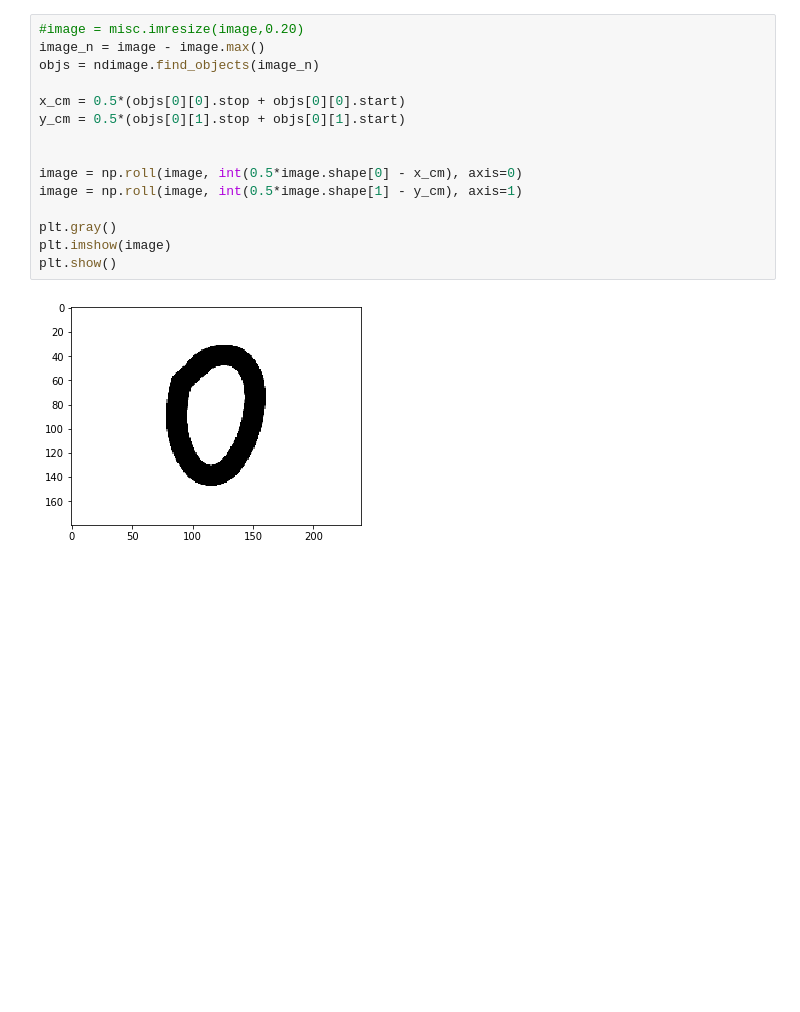
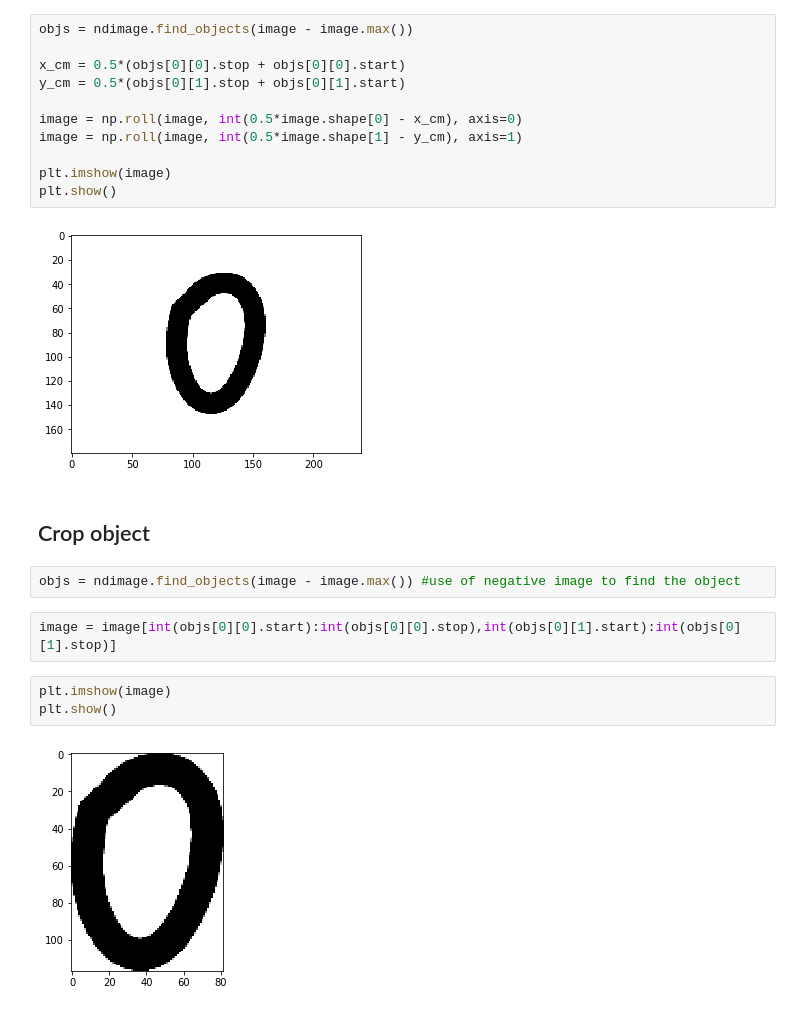
Before and after one commit to antosavo/Project-Examples, a Jupyter notebook: Data_Preprocessing/Image_Processing/Image_Processing.ipynb, the cells around one changed output. Cells and saved outputs as stored; diff of their text form; blank space fills up the shorter version.

```diff
--- a/Data_Preprocessing/Image_Processing/Image_Processing.ipynb
+++ b/Data_Preprocessing/Image_Processing/Image_Processing.ipynb
@@ -89,20 +89,27 @@ np.roll(xs, 2) #np.roll(a, shift, axis=None)
 # %% [output]
 array([8, 9, 0, 1, 2, 3, 4, 5, 6, 7])
 # %%
-#image = misc.imresize(image,0.20)
-image_n = image - image.max()
-objs = ndimage.find_objects(image_n)
+objs = ndimage.find_objects(image - image.max())
 
 x_cm = 0.5*(objs[0][0].stop + objs[0][0].start)
 y_cm = 0.5*(objs[0][1].stop + objs[0][1].start)
 
-
 image = np.roll(image, int(0.5*image.shape[0] - x_cm), axis=0)
 image = np.roll(image, int(0.5*image.shape[1] - y_cm), axis=1)
 
-plt.gray()
 plt.imshow(image)
 plt.show()
 # %% [output]
 [figure]
+# %% [markdown]
+## Crop object
+# %%
+objs = ndimage.find_objects(image - image.max()) #use of negative image to find the object
+# %%
+image = image[int(objs[0][0].start):int(objs[0][0].stop),int(objs[0][1].start):int(objs[0][1].stop)]
+# %%
+plt.imshow(image)
+plt.show()
+# %% [output]
+[figure, added]
 # %% [markdown]
```
Also changed, not shown: parts of 9 cells of this notebook.
